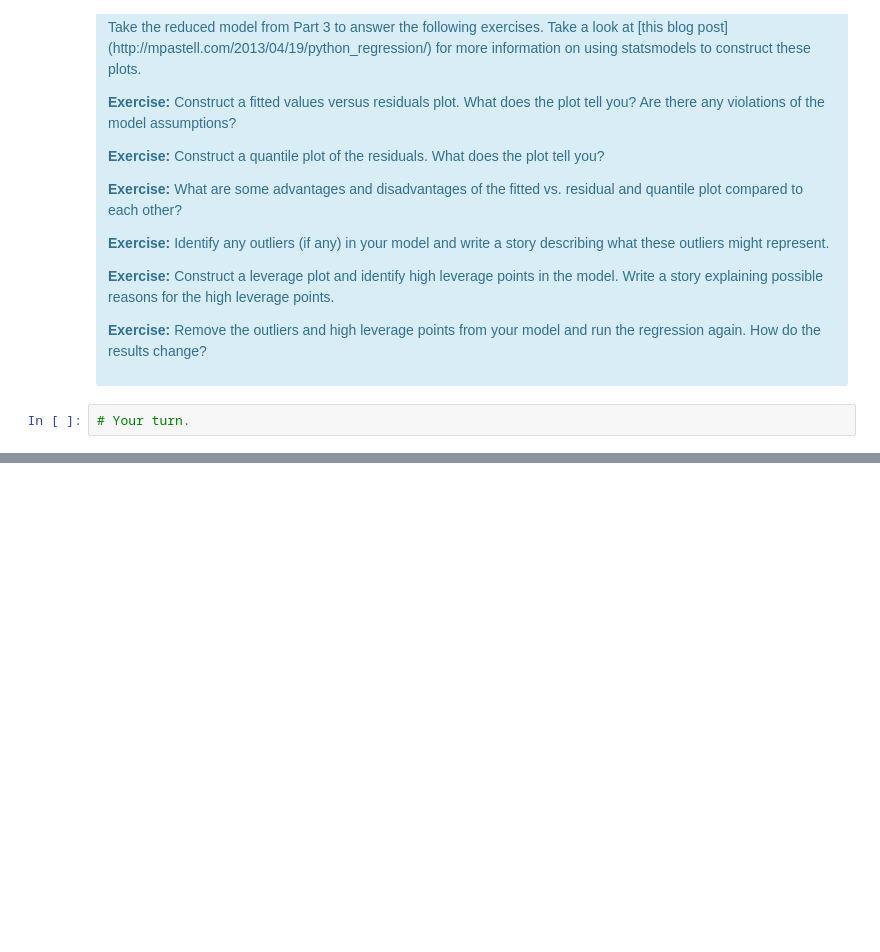
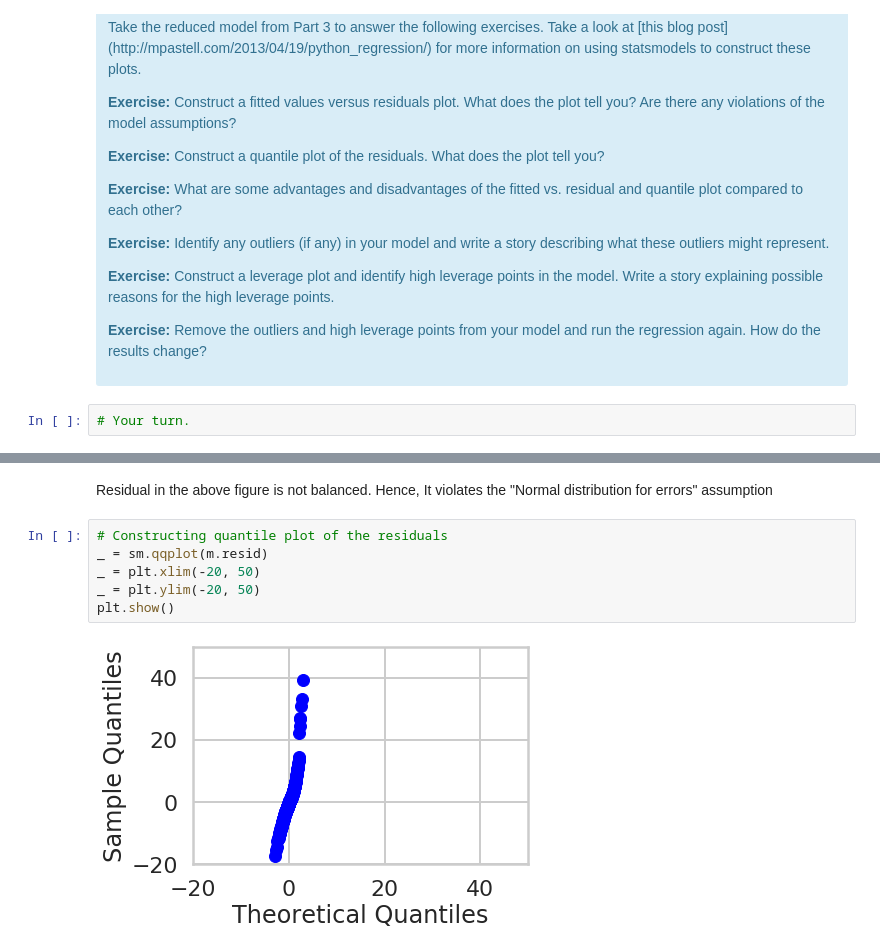
Before and after one commit to aliborji/springboard-mini-projects, a Jupyter notebook: linear_regression/Mini_Project_Linear_Regression.ipynb, the cells around one changed output, grey strips where cells are left out. Cells and saved outputs as stored; diff of their text form; blank space fills up the shorter version.

```diff
--- a/linear_regression/Mini_Project_Linear_Regression.ipynb
+++ b/linear_regression/Mini_Project_Linear_Regression.ipynb
@@ -916,0 +926,10 @@ There are some other issues that are important investigate with linear regressio
+# %% [markdown]
+Residual in the above figure is not balanced. Hence, It violates the "Normal distribution for errors" assumption
+# %%
+# Constructing quantile plot of the residuals
+_ = sm.qqplot(m.resid)
+_ = plt.xlim(-20, 50)
+_ = plt.ylim(-20, 50)
+plt.show()
+# %% [output]
+[figure, added]
```
Also changed, not shown: parts of 6 cells of this notebook.
